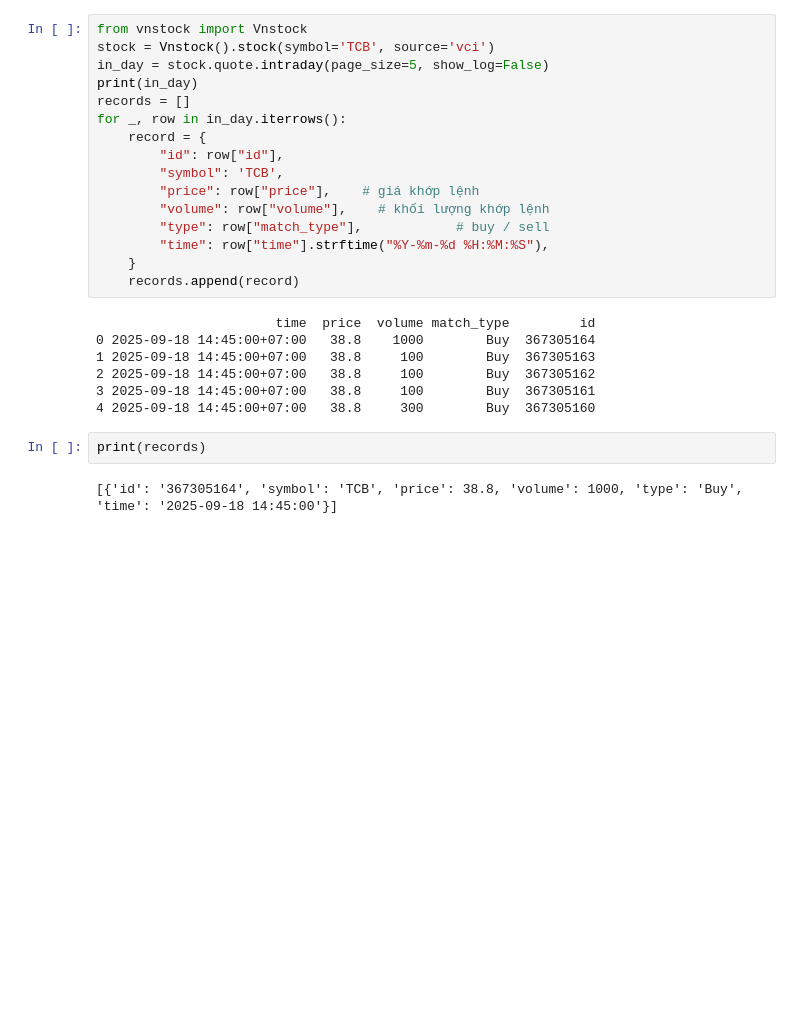
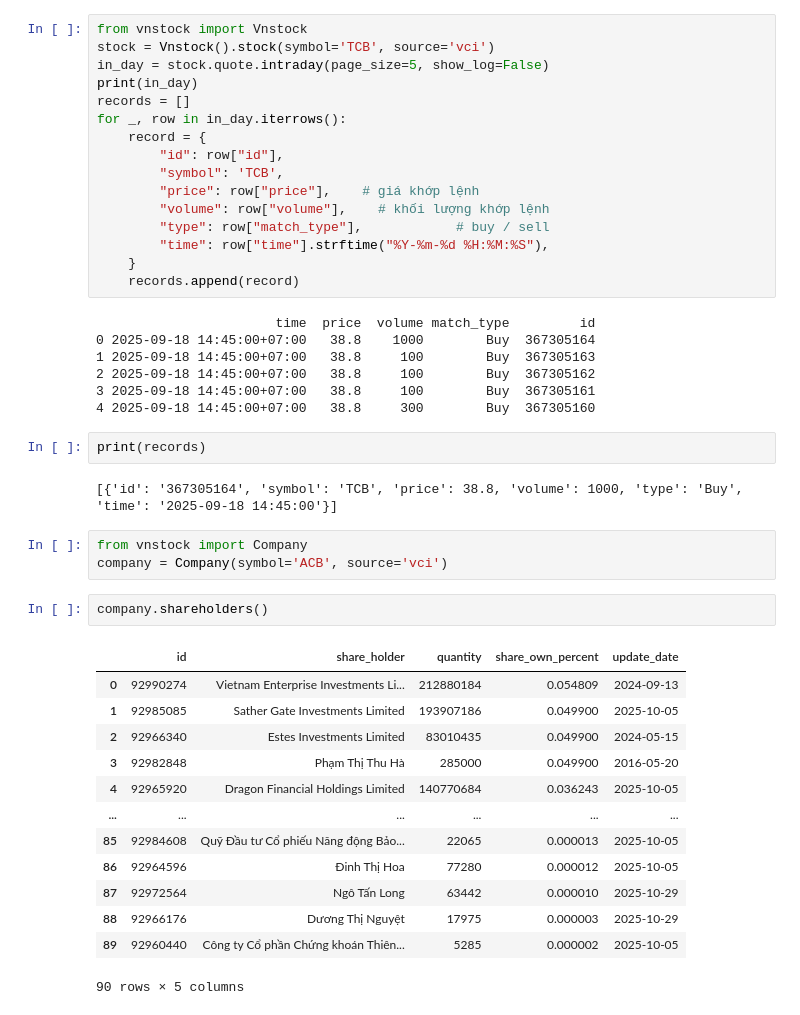
Before and after one commit to Amature123/seminar, a Jupyter notebook: test_api/Untitled.ipynb, the cells around one changed output. Cells and saved outputs as stored; diff of their text form; blank space fills up the shorter version.

```diff
--- a/test_api/Untitled.ipynb
+++ b/test_api/Untitled.ipynb
@@ -159,3 +159,22 @@ for _, row in in_day.iterrows():
 print(records)
 # %% [output]
 [{'id': '367305164', 'symbol': 'TCB', 'price': 38.8, 'volume': 1000, 'type': 'Buy', 'time': '2025-09-18 14:45:00'}]
+# %%
+from vnstock import Company
+company = Company(symbol='ACB', source='vci')
+# %%
+company.shareholders()
+# %% [output]
+|  | id | share_holder | quantity | share_own_percent | update_date |
+| 0 | 92990274 | Vietnam Enterprise Investments Li... | 212880184 | 0.054809 | 2024-09-13 |
+| 1 | 92985085 | Sather Gate Investments Limited | 193907186 | 0.049900 | 2025-10-05 |
+| 2 | 92966340 | Estes Investments Limited | 83010435 | 0.049900 | 2024-05-15 |
+| 3 | 92982848 | Phạm Thị Thu Hà | 285000 | 0.049900 | 2016-05-20 |
+| 4 | 92965920 | Dragon Financial Holdings Limited | 140770684 | 0.036243 | 2025-10-05 |
+| ... | ... | ... | ... | ... | ... |
+| 85 | 92984608 | Quỹ Đầu tư Cổ phiếu Năng động Bảo... | 22065 | 0.000013 | 2025-10-05 |
+| 86 | 92964596 | Đinh Thị Hoa | 77280 | 0.000012 | 2025-10-05 |
+| 87 | 92972564 | Ngô Tấn Long | 63442 | 0.000010 | 2025-10-29 |
+| 88 | 92966176 | Dương Thị Nguyệt | 17975 | 0.000003 | 2025-10-29 |
+| 89 | 92960440 | Công ty Cổ phần Chứng khoán Thiên... | 5285 | 0.000002 | 2025-10-05 |
+90 rows × 5 columns
```
Also changed, not shown: parts of 2 cells of this notebook, 11 other files.
